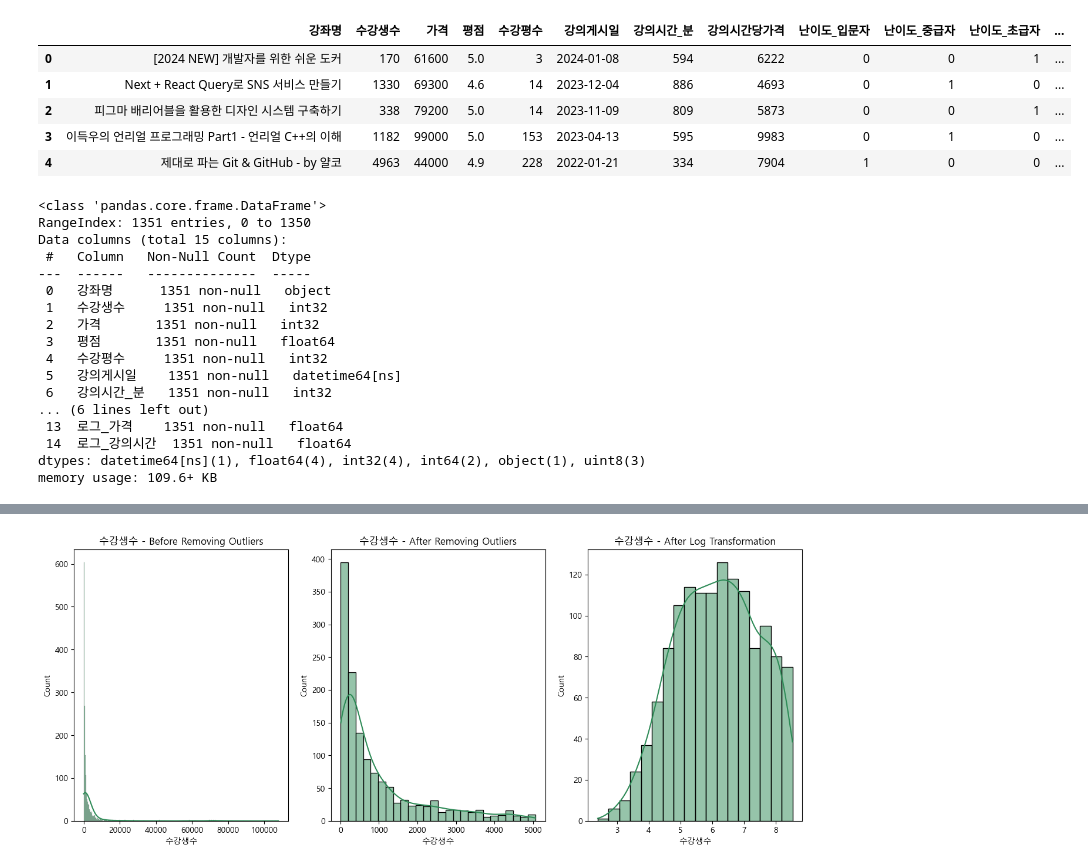
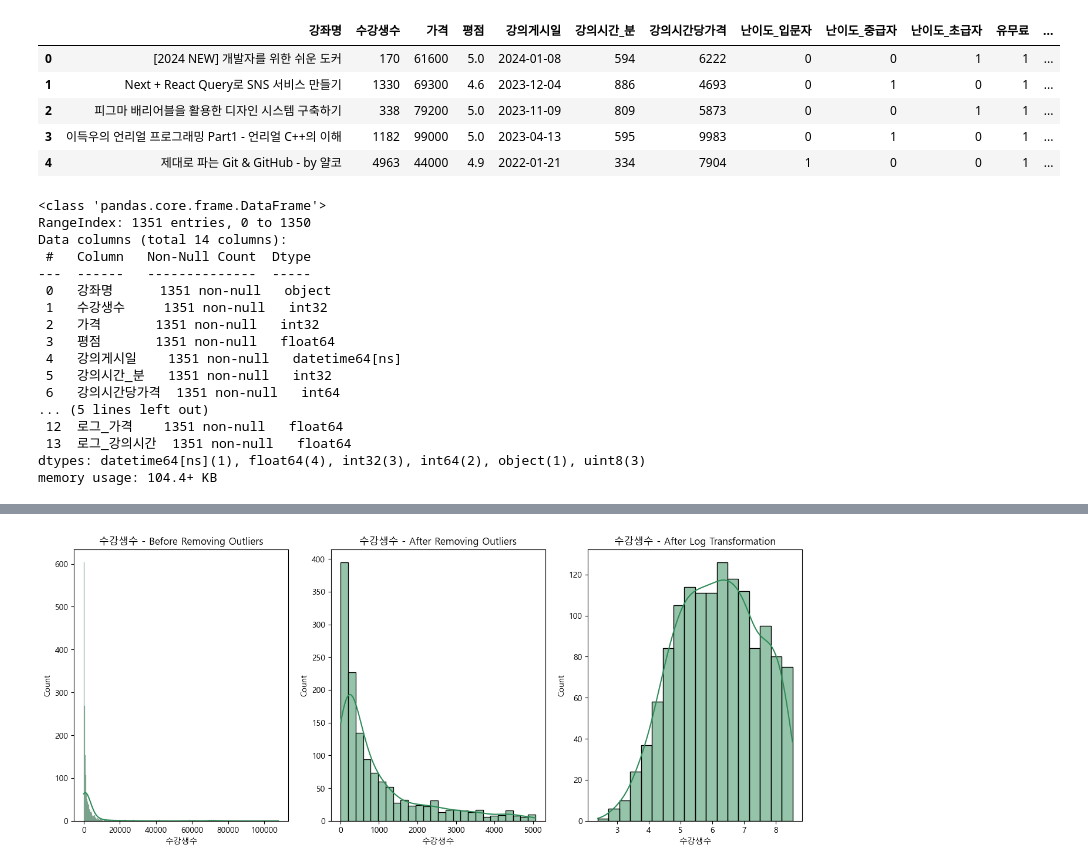
Before and after one commit to lpfe/20240115_20240119, a Jupyter notebook: 찐막분석.ipynb, the cells around one changed output, grey strips where cells are left out. Cells and saved outputs as stored; diff of their text form; code cells hidden in the pictures.

```diff
--- a/찐막분석.ipynb
+++ b/찐막분석.ipynb
@@ -76,49 +76,50 @@ df1 = df_regression.copy()
 # %%
 # outliers remeove
 def remove_outliers_iqr(df1, column):
     Q1 = df1[column].quantile(0.25)
     Q3 = df1[column].quantile(0.75)
     IQR = Q3 - Q1
     lower_bound = Q1 - 1.5 * IQR
     upper_bound = Q3 + 1.5 * IQR
     return df1[(df1[column] >= lower_bound) & (df1[column] <= upper_bound)].reset_index(drop=True)
 
 columns_to_remove_outliers = ['수강생수', '가격', '강의시간_분']
 for column in columns_to_remove_outliers:
     df1 = remove_outliers_iqr(df1, column)
 # log trans
 df1['로그_수강생수'] = np.log1p(df1['수강생수'])
 df1['로그_가격'] = np.log1p(df1['가격'])
 df1['로그_강의시간'] = np.log1p(df1['강의시간_분'])
 df1 = df1.drop('평가지수', axis=1)
+df1 = df1.drop('수강평수', axis=1)
 df1.head()
 # %% [output]
-|  | 강좌명 | 수강생수 | 가격 | 평점 | 수강평수 | 강의게시일 | 강의시간_분 | 강의시간당가격 | 난이도_입문자 | 난이도_중급자 | 난이도_초급자 | ... |
-| 0 | [2024 NEW] 개발자를 위한 쉬운 도커 | 170 | 61600 | 5.0 | 3 | 2024-01-08 | 594 | 6222 | 0 | 0 | 1 | ... |
-| 1 | Next + React Query로 SNS 서비스 만들기 | 1330 | 69300 | 4.6 | 14 | 2023-12-04 | 886 | 4693 | 0 | 1 | 0 | ... |
-| 2 | 피그마 배리어블을 활용한 디자인 시스템 구축하기 | 338 | 79200 | 5.0 | 14 | 2023-11-09 | 809 | 5873 | 0 | 0 | 1 | ... |
-| 3 | 이득우의 언리얼 프로그래밍 Part1 - 언리얼 C++의 이해 | 1182 | 99000 | 5.0 | 153 | 2023-04-13 | 595 | 9983 | 0 | 1 | 0 | ... |
-| 4 | 제대로 파는 Git & GitHub - by 얄코 | 4963 | 44000 | 4.9 | 228 | 2022-01-21 | 334 | 7904 | 1 | 0 | 0 | ... |
+|  | 강좌명 | 수강생수 | 가격 | 평점 | 강의게시일 | 강의시간_분 | 강의시간당가격 | 난이도_입문자 | 난이도_중급자 | 난이도_초급자 | 유무료 | ... |
+| 0 | [2024 NEW] 개발자를 위한 쉬운 도커 | 170 | 61600 | 5.0 | 2024-01-08 | 594 | 6222 | 0 | 0 | 1 | 1 | ... |
+| 1 | Next + React Query로 SNS 서비스 만들기 | 1330 | 69300 | 4.6 | 2023-12-04 | 886 | 4693 | 0 | 1 | 0 | 1 | ... |
+| 2 | 피그마 배리어블을 활용한 디자인 시스템 구축하기 | 338 | 79200 | 5.0 | 2023-11-09 | 809 | 5873 | 0 | 0 | 1 | 1 | ... |
+| 3 | 이득우의 언리얼 프로그래밍 Part1 - 언리얼 C++의 이해 | 1182 | 99000 | 5.0 | 2023-04-13 | 595 | 9983 | 0 | 1 | 0 | 1 | ... |
+| 4 | 제대로 파는 Git & GitHub - by 얄코 | 4963 | 44000 | 4.9 | 2022-01-21 | 334 | 7904 | 1 | 0 | 0 | 1 | ... |
 # %%
 df1.info()
 # %% [output]
 <class 'pandas.core.frame.DataFrame'>
 RangeIndex: 1351 entries, 0 to 1350
-Data columns (total 15 columns):
+Data columns (total 14 columns):
  #   Column   Non-Null Count  Dtype
 ---  ------   --------------  -----
  0   강좌명      1351 non-null   object
  1   수강생수     1351 non-null   int32
  2   가격       1351 non-null   int32
  3   평점       1351 non-null   float64
- 4   수강평수     1351 non-null   int32
- 5   강의게시일    1351 non-null   datetime64[ns]
- 6   강의시간_분   1351 non-null   int32
-... (6 lines left out)
- 13  로그_가격    1351 non-null   float64
- 14  로그_강의시간  1351 non-null   float64
-dtypes: datetime64[ns](1), float64(4), int32(4), int64(2), object(1), uint8(3)
-memory usage: 109.6+ KB
+ 4   강의게시일    1351 non-null   datetime64[ns]
+ 5   강의시간_분   1351 non-null   int32
+ 6   강의시간당가격  1351 non-null   int64
+... (5 lines left out)
+ 12  로그_가격    1351 non-null   float64
+ 13  로그_강의시간  1351 non-null   float64
+dtypes: datetime64[ns](1), float64(4), int32(3), int64(2), object(1), uint8(3)
+memory usage: 104.4+ KB
 # %%
 df1.describe()
 # %% [output]
```
Also changed, not shown: parts of 8 cells of this notebook.
